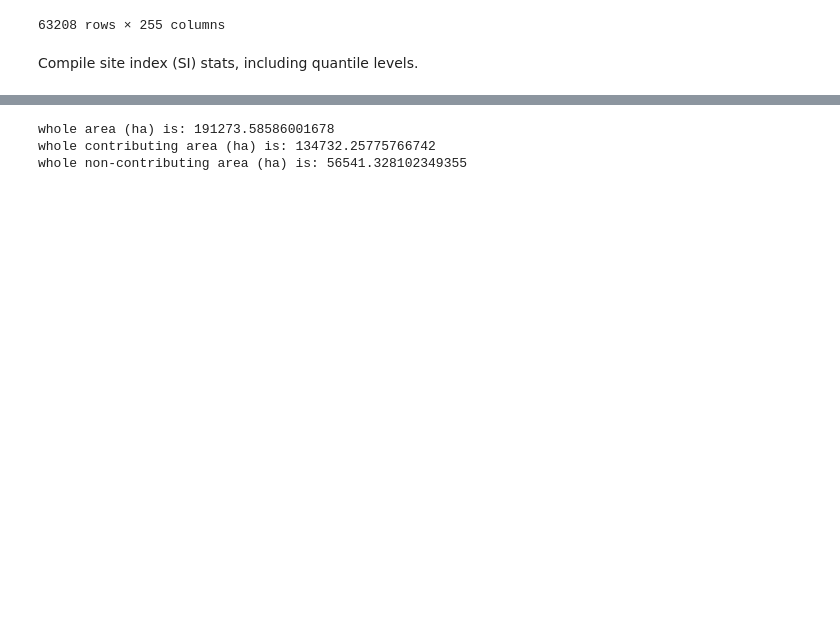
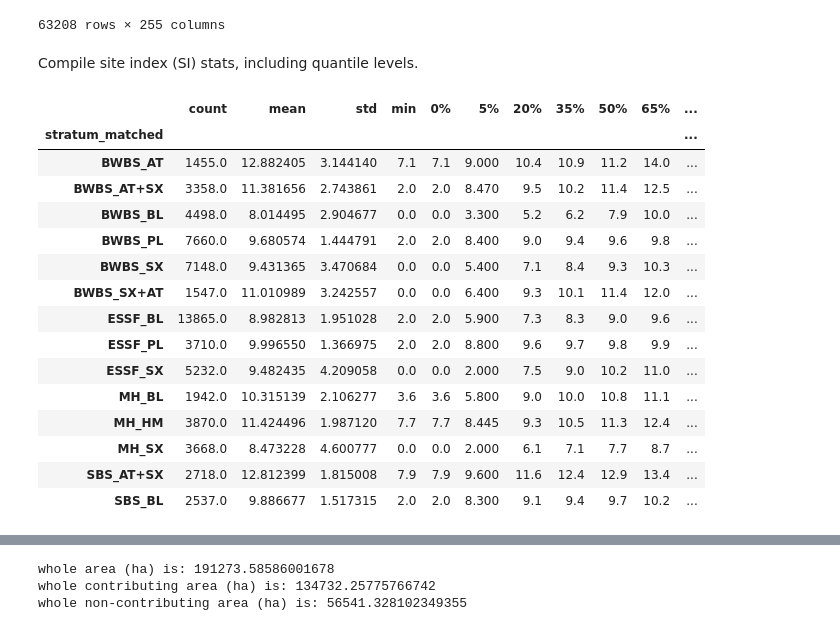
Before and after one commit to UBC-FRESH/nbds_mining, a Jupyter notebook: 00_woodstock_files_6theme.ipynb, the cells around one changed output, grey strips where cells are left out. Saved outputs shown, nothing was run; the diff lists cells and outputs as text; code cells hidden in the pictures; blank space fills up the shorter version.

```diff
--- a/00_woodstock_files_6theme.ipynb
+++ b/00_woodstock_files_6theme.ipynb
@@ -201,6 +216,24 @@ stands__ = stands_.set_index(stratum_col)
 Compile site index (SI) stats, including quantile levels.
 # %%
 stratum_si_stats = stands__.groupby(stratum_col).SITE_INDEX.describe(percentiles=[0, 0.05, 0.20, 0.35, 0.5, 0.65, 0.80, 0.95, 1])
+stratum_si_stats
+# %% [output]
+|  | count | mean | std | min | 0% | 5% | 20% | 35% | 50% | 65% | ... |
+| stratum_matched |  |  |  |  |  |  |  |  |  |  | ... |
+| BWBS_AT | 1455.0 | 12.882405 | 3.144140 | 7.1 | 7.1 | 9.000 | 10.4 | 10.9 | 11.2 | 14.0 | ... |
+| BWBS_AT+SX | 3358.0 | 11.381656 | 2.743861 | 2.0 | 2.0 | 8.470 | 9.5 | 10.2 | 11.4 | 12.5 | ... |
+| BWBS_BL | 4498.0 | 8.014495 | 2.904677 | 0.0 | 0.0 | 3.300 | 5.2 | 6.2 | 7.9 | 10.0 | ... |
+| BWBS_PL | 7660.0 | 9.680574 | 1.444791 | 2.0 | 2.0 | 8.400 | 9.0 | 9.4 | 9.6 | 9.8 | ... |
+| BWBS_SX | 7148.0 | 9.431365 | 3.470684 | 0.0 | 0.0 | 5.400 | 7.1 | 8.4 | 9.3 | 10.3 | ... |
+| BWBS_SX+AT | 1547.0 | 11.010989 | 3.242557 | 0.0 | 0.0 | 6.400 | 9.3 | 10.1 | 11.4 | 12.0 | ... |
+| ESSF_BL | 13865.0 | 8.982813 | 1.951028 | 2.0 | 2.0 | 5.900 | 7.3 | 8.3 | 9.0 | 9.6 | ... |
+| ESSF_PL | 3710.0 | 9.996550 | 1.366975 | 2.0 | 2.0 | 8.800 | 9.6 | 9.7 | 9.8 | 9.9 | ... |
+| ESSF_SX | 5232.0 | 9.482435 | 4.209058 | 0.0 | 0.0 | 2.000 | 7.5 | 9.0 | 10.2 | 11.0 | ... |
+| MH_BL | 1942.0 | 10.315139 | 2.106277 | 3.6 | 3.6 | 5.800 | 9.0 | 10.0 | 10.8 | 11.1 | ... |
+| MH_HM | 3870.0 | 11.424496 | 1.987120 | 7.7 | 7.7 | 8.445 | 9.3 | 10.5 | 11.3 | 12.4 | ... |
+| MH_SX | 3668.0 | 8.473228 | 4.600777 | 0.0 | 0.0 | 2.000 | 6.1 | 7.1 | 7.7 | 8.7 | ... |
+| SBS_AT+SX | 2718.0 | 12.812399 | 1.815008 | 7.9 | 7.9 | 9.600 | 11.6 | 12.4 | 12.9 | 13.4 | ... |
+| SBS_BL | 2537.0 | 9.886677 | 1.517315 | 2.0 | 2.0 | 8.300 | 9.1 | 9.4 | 9.7 | 10.2 | ... |
 # %%
 # Function to find the closest column in stratum_si_stats and determine the level
 def find_closest_column(row):
```
Also changed, not shown: parts of 30 cells of this notebook, 9 other files.
